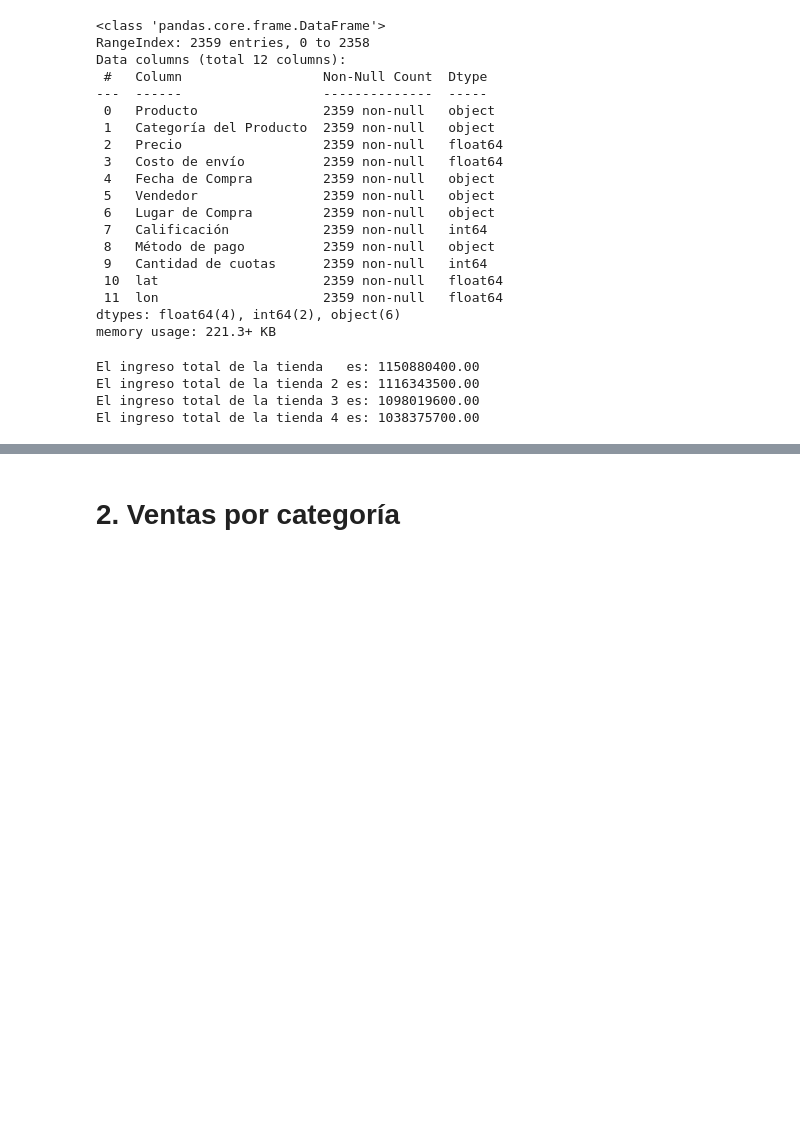
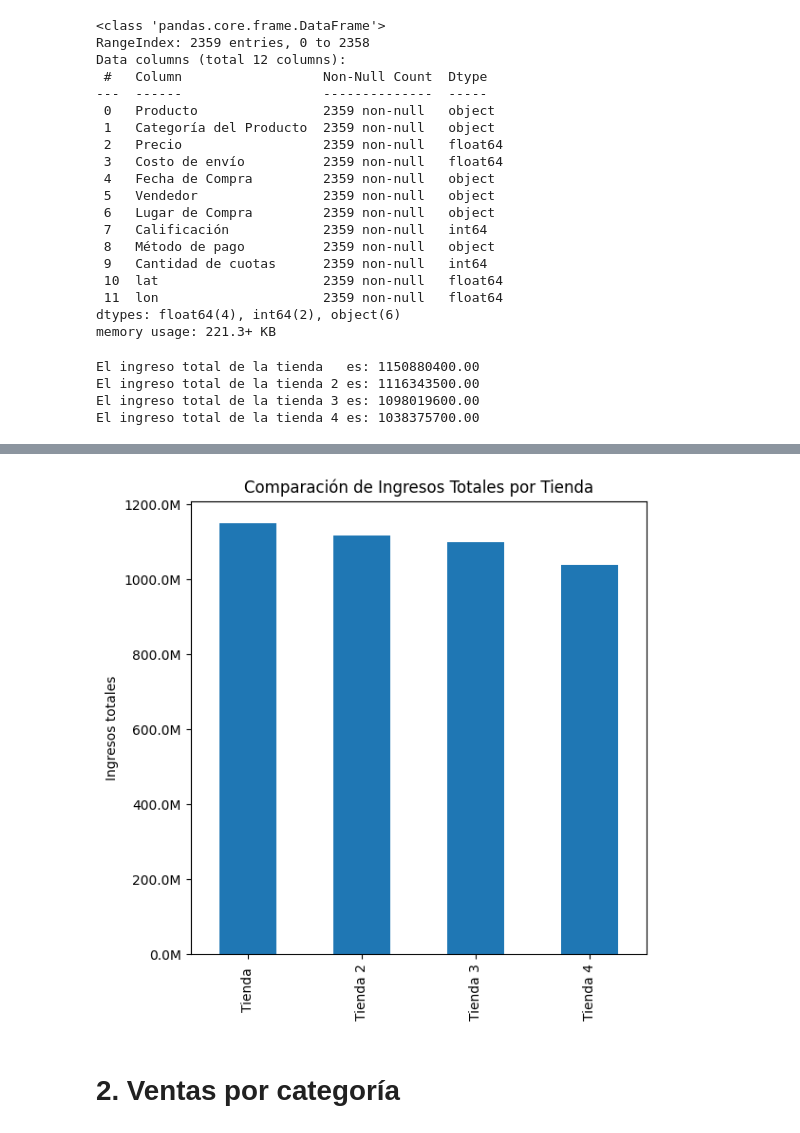
Before and after one commit to nicolb21/AluraStoreLatam, a Jupyter notebook: AluraStoreLatam.ipynb, the cells around one changed output, grey strips where cells are left out. Drawn from its saved outputs; the diff is of its cells as text; code cells hidden in the pictures; blank space fills up the shorter version.

```diff
--- a/AluraStoreLatam.ipynb
+++ b/AluraStoreLatam.ipynb
@@ -101,3 +114,18 @@ El ingreso total de la tienda 4 es: 1038375700.00
+# %%
+import matplotlib.ticker as mticker
+
+df_ingresos_comparacion = pd.DataFrame({'Ingresos': ingresos}, index=nombres_tiendas)
+
+ax = df_ingresos_comparacion.plot(kind='bar', figsize=(6, 6), ylabel='Ingresos totales', title='Comparación de Ingresos Totales por Tienda', legend=False)
+
+# Formatear el eje Y para mostrar los valores en millones
+formatter = mticker.FuncFormatter(lambda x, p: f'{x/1e6:.1f}M')
+ax.yaxis.set_major_formatter(formatter)
+
+plt.tight_layout()
+plt.show()
+# %% [output]
+[figure, added]
 # %% [markdown]
 # 2. Ventas por categoría
 # %%
```
Also changed, not shown: parts of 3 cells of this notebook.
